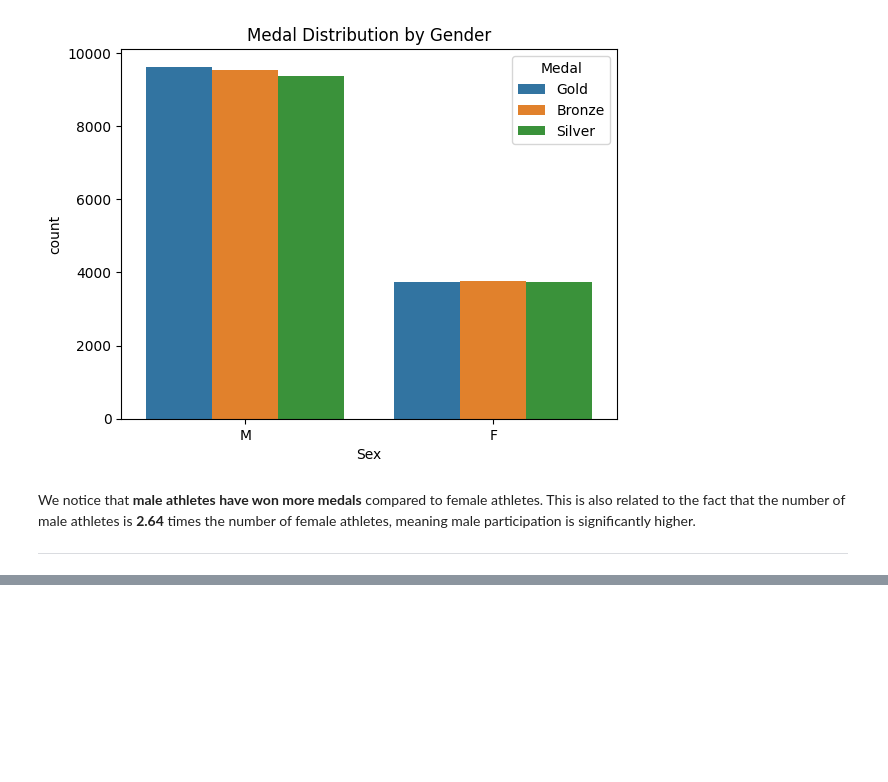
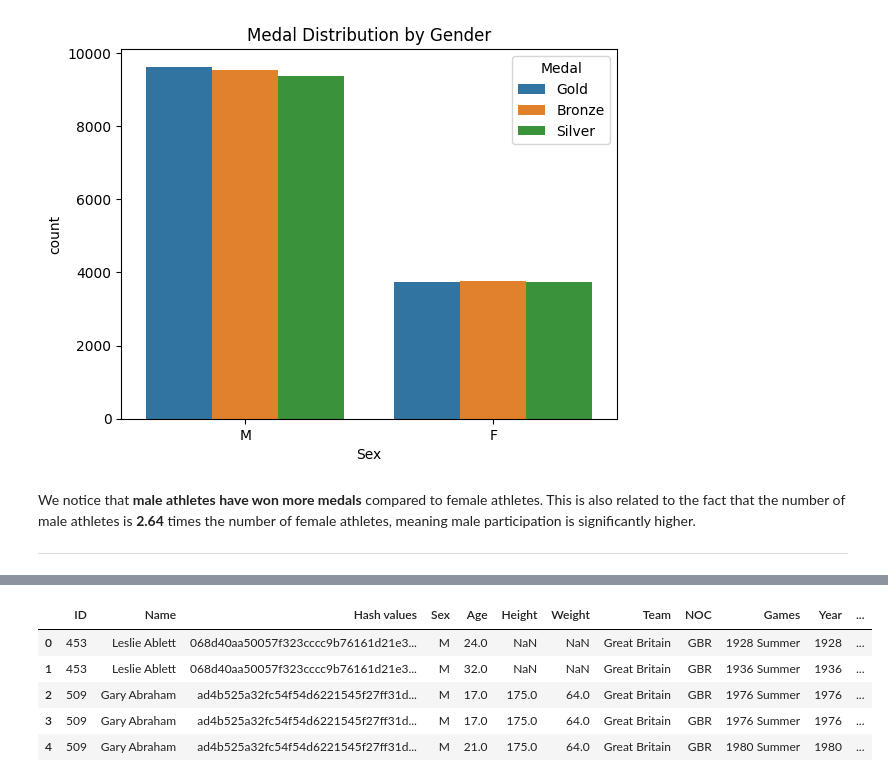
Before and after one commit to nouralahmad89-crypto/OS-projekt-Storbrittanien, a Jupyter notebook: notebooks/data_analysis.ipynb, the cells around one changed output, grey strips where cells are left out. Cells and saved outputs as stored; diff of their text form; code cells hidden in the pictures; blank space fills up the shorter version.

```diff
--- a/notebooks/data_analysis.ipynb
+++ b/notebooks/data_analysis.ipynb
@@ -324,0 +352,10 @@ The bar chart shows the top 10 countries with the highest number of medals in th
+# %%
+gbr.insert(2, "Hash values", hashes) # insert hash values to the data frame *gbr* on the position 2
+gbr.head()
+# %% [output]
+|  | ID | Name | Hash values | Sex | Age | Height | Weight | Team | NOC | Games | Year | ... |
+| 0 | 453 | Leslie Ablett | 068d40aa50057f323cccc9b76161d21e3... | M | 24.0 | NaN | NaN | Great Britain | GBR | 1928 Summer | 1928 | ... |
+| 1 | 453 | Leslie Ablett | 068d40aa50057f323cccc9b76161d21e3... | M | 32.0 | NaN | NaN | Great Britain | GBR | 1936 Summer | 1936 | ... |
+| 2 | 509 | Gary Abraham | ad4b525a32fc54f54d6221545f27ff31d... | M | 17.0 | 175.0 | 64.0 | Great Britain | GBR | 1976 Summer | 1976 | ... |
+| 3 | 509 | Gary Abraham | ad4b525a32fc54f54d6221545f27ff31d... | M | 17.0 | 175.0 | 64.0 | Great Britain | GBR | 1976 Summer | 1976 | ... |
+| 4 | 509 | Gary Abraham | ad4b525a32fc54f54d6221545f27ff31d... | M | 21.0 | 175.0 | 64.0 | Great Britain | GBR | 1980 Summer | 1980 | ... |
```
Also changed, not shown: parts of 6 cells of this notebook.
